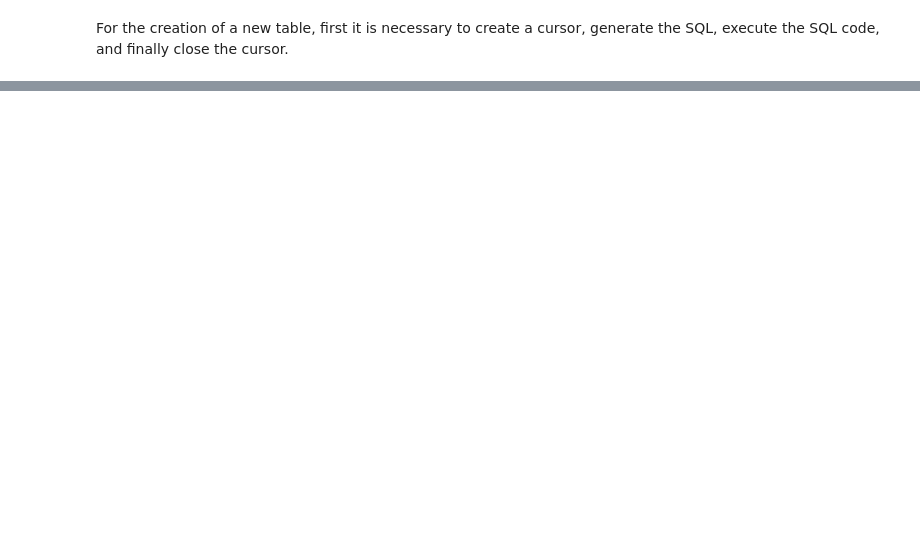
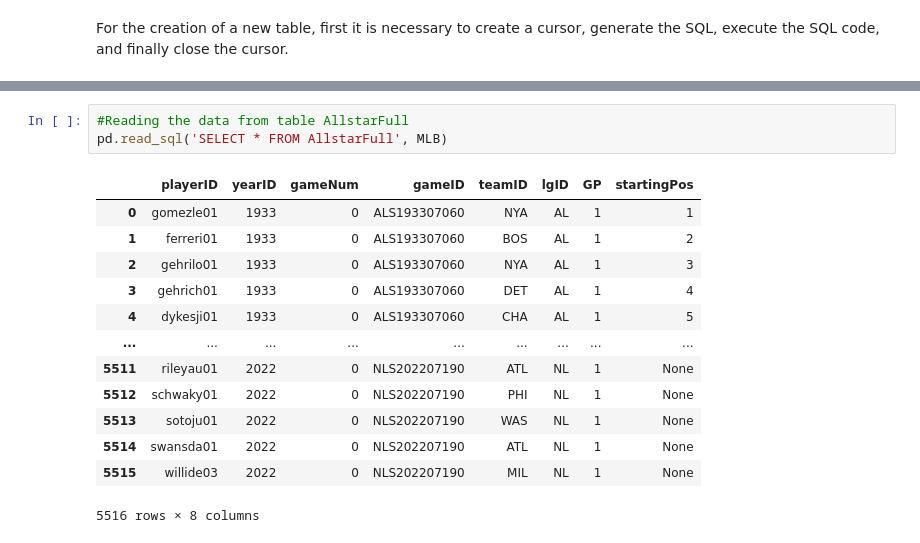
Before and after one commit to YefridC09/ST-554_Big_data_analysis, a Jupyter notebook: HW5_Yefrid__Cordoba.ipynb, the cells around one changed output, grey strips where cells are left out. Drawn from its saved outputs; the diff is of its cells as text; blank space fills up the shorter version.

```diff
--- a/HW5_Yefrid__Cordoba.ipynb
+++ b/HW5_Yefrid__Cordoba.ipynb
@@ -24,0 +206,17 @@ For the creation of a new table, first it is necessary to create a cursor, gener
+# %%
+#Reading the data from table AllstarFull
+pd.read_sql('SELECT * FROM AllstarFull', MLB)
+# %% [output]
+|  | playerID | yearID | gameNum | gameID | teamID | lgID | GP | startingPos |
+| 0 | gomezle01 | 1933 | 0 | ALS193307060 | NYA | AL | 1 | 1 |
+| 1 | ferreri01 | 1933 | 0 | ALS193307060 | BOS | AL | 1 | 2 |
+| 2 | gehrilo01 | 1933 | 0 | ALS193307060 | NYA | AL | 1 | 3 |
+| 3 | gehrich01 | 1933 | 0 | ALS193307060 | DET | AL | 1 | 4 |
+| 4 | dykesji01 | 1933 | 0 | ALS193307060 | CHA | AL | 1 | 5 |
+| ... | ... | ... | ... | ... | ... | ... | ... | ... |
+| 5511 | rileyau01 | 2022 | 0 | NLS202207190 | ATL | NL | 1 | None |
+| 5512 | schwaky01 | 2022 | 0 | NLS202207190 | PHI | NL | 1 | None |
+| 5513 | sotoju01 | 2022 | 0 | NLS202207190 | WAS | NL | 1 | None |
+| 5514 | swansda01 | 2022 | 0 | NLS202207190 | ATL | NL | 1 | None |
+| 5515 | willide03 | 2022 | 0 | NLS202207190 | MIL | NL | 1 | None |
+5516 rows × 8 columns
```
Also changed, not shown: parts of 18 cells of this notebook.
